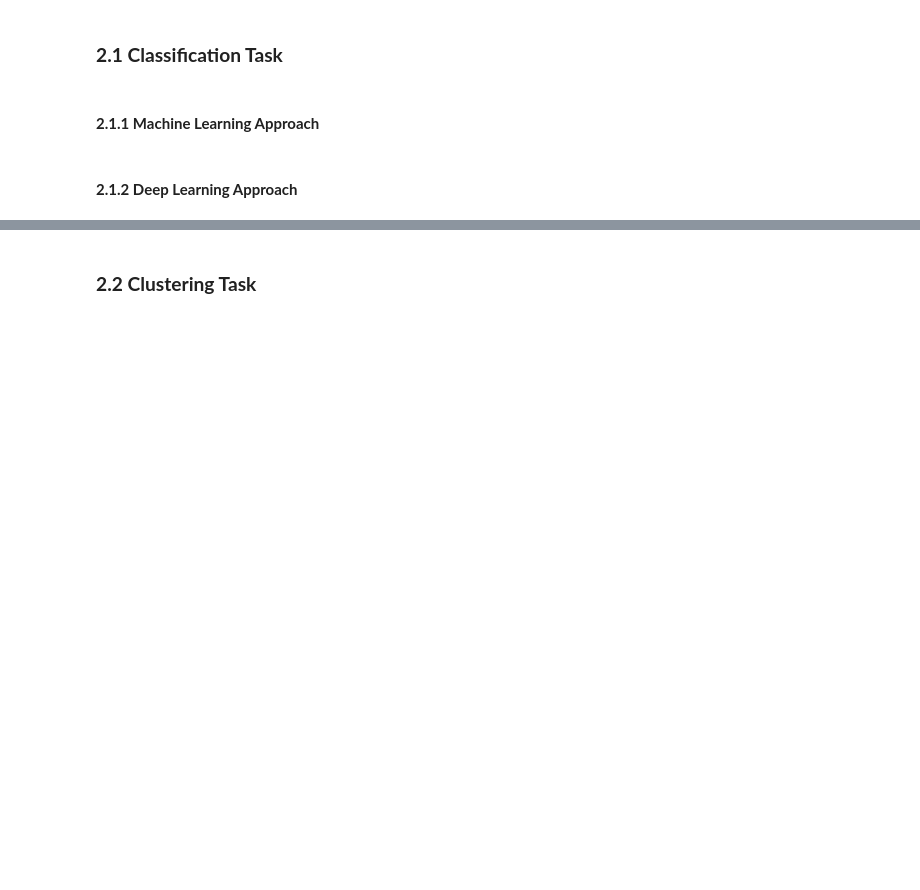
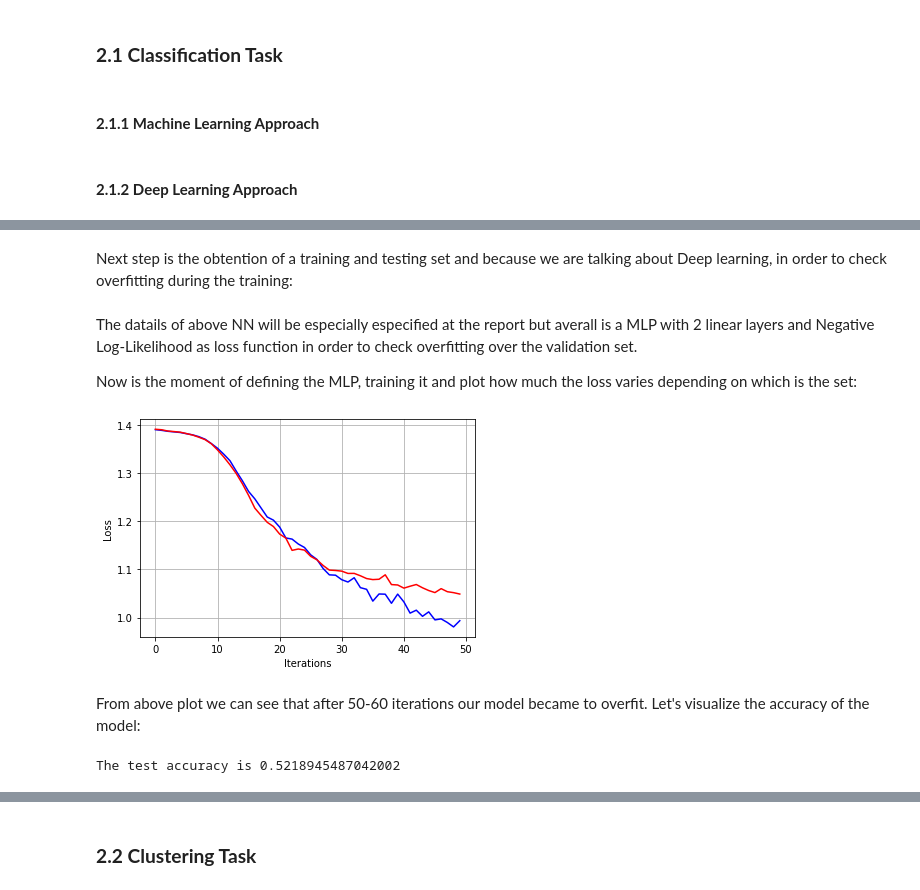
Before and after one commit to MigueXl/Musical_Genre_Classification, a Jupyter notebook: FInal_Project_Notebook.ipynb, the cells around one changed output, grey strips where cells are left out. Drawn from its saved outputs; the diff is of its cells as text; code cells hidden in the pictures; blank space fills up the shorter version.

```diff
--- a/FInal_Project_Notebook.ipynb
+++ b/FInal_Project_Notebook.ipynb
@@ -410,0 +413,16 @@ Using FastTextTransformer we are able to obtain the embbedings of every song lyr
+# %% [markdown]
+Next step is the obtention of a training and testing set and because we are talking about Deep learning, in order to check overfitting during the training:
+# %%
+from sklearn.model_selection import train_test_split
+from sklearn.preprocessing import LabelEncoder
+
+Y = df['type'].values
+
+# Discretize 'string' variables using sklearn
+encoder = LabelEncoder()
+Y = encoder.fit_transform(Y)
+
+x_train, x_test, y_train, y_test = train_test_split(corpusVec, Y, test_size=0.3, random_state=33)
+
+#Validation set is obtained from the train set
+x_train, x_val, y_train, y_val = train_test_split(x_train, y_train, test_size=0.3, random_state=33)
@@ -410,0 +554,28 @@ Using FastTextTransformer we are able to obtain the embbedings of every song lyr
+# %% [markdown]
+The datails of above NN will be especially especified at the report but averall is a MLP with 2 linear layers and Negative Log-Likelihood as loss function in order to check overfitting over the validation set.
+
+Now is the moment of defining the MLP, training it and plot how much the loss varies depending on which is the set:
+# %%
+my_MLP1 = MLP_2layer_train(input_size=300, hidden1 = 32, hidden2 = 16,
+                        output_size = 4, drop=0.33)
+
+
+my_MLP1.fit(x_train,x_val,y_train,y_val,epochs=50)
+# %%
+plt.plot(my_MLP1.loss_during_training,label='Training Cross Entropy Loss', color = 'blue')
+plt.plot(my_MLP1.valid_loss_during_training,label='validation Cross Entropy Loss', color = 'red')
+plt.xlabel('Iterations')
+plt.ylabel('Loss')
+plt.grid()
+# %% [output]
+[figure, added]
+# %% [markdown]
+From above plot we can see that after 50-60 iterations our model became to overfit. Let's visualize the accuracy of the model:
+# %%
+logprobs,acc = my_MLP1.score(x_test, y_test)
+
+probs = np.exp(logprobs)
+
+print(f"The test accuracy is {acc}")
+# %% [output]
+The test accuracy is 0.5218945487042002
```
Also changed, not shown: parts of 21 cells of this notebook, 1 other file.
